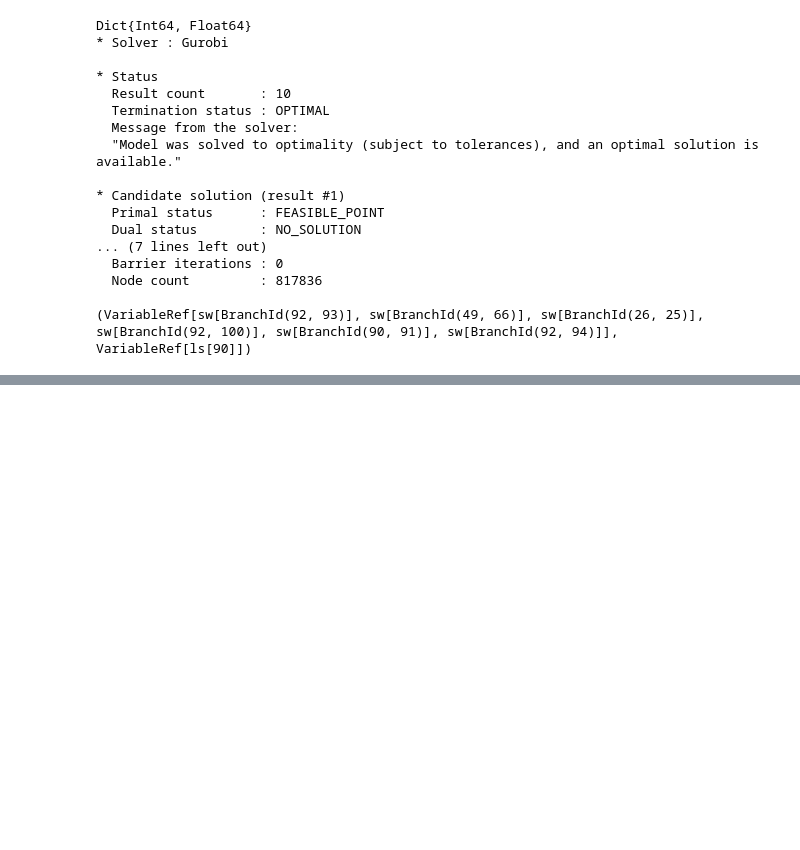
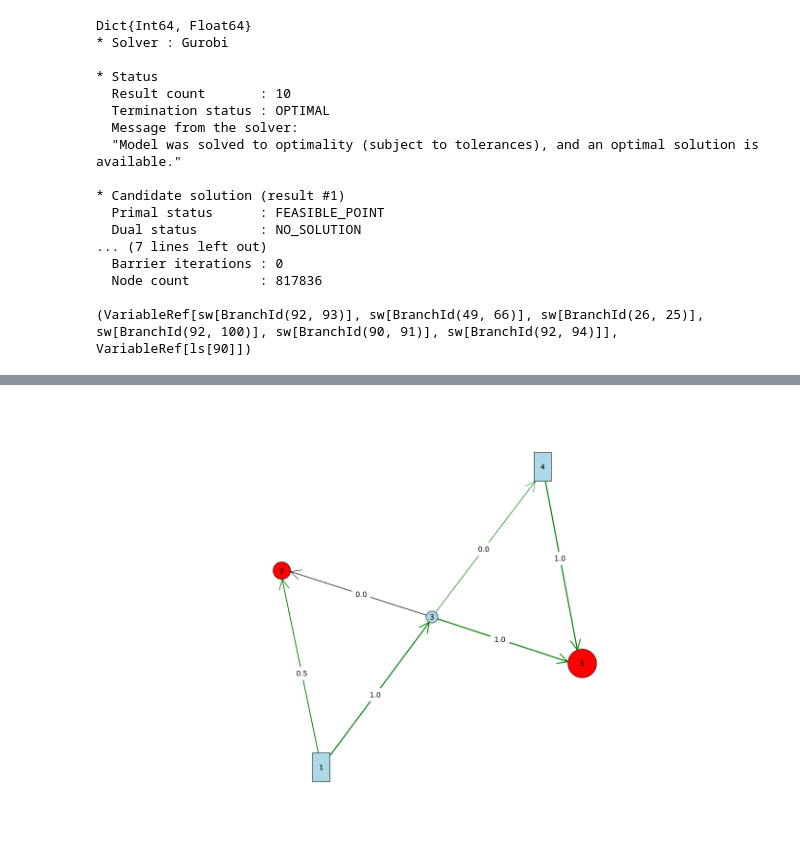
Before and after one commit to BenoitJeanson/topo_sandbox, a Jupyter notebook: juliatest.ipynb, the cells around one changed output, grey strips where cells are left out. Saved outputs shown, nothing was run; the diff lists cells and outputs as text; code cells hidden in the pictures; blank space fills up the shorter version.

Commit message:
graph layout in julia
Signed-off-by: BenoitJeanson <benoit.jeanson@rte-france.com>

```diff
--- a/juliatest.ipynb
+++ b/juliatest.ipynb
@@ -615,7 +589,3 @@ Dict{Int64, Float64}
   Node count         : 817836
 
 (VariableRef[sw[BranchId(92, 93)], sw[BranchId(49, 66)], sw[BranchId(26, 25)], sw[BranchId(92, 100)], sw[BranchId(90, 91)], sw[BranchId(92, 94)]], VariableRef[ls[90]])
-# %%
-for i in sort(keys(p_bus)|>collect)
-    println("$i, $(p_bus[i])")
-end
@@ -651,0 +592,20 @@ Dict{Int64, Int64} with 118 entries:
+# %%
+branches = Dict([
+            (BranchId("1", "2") => Branch(1, .5)),
+            (BranchId("2", "3") => Branch(1, 2)),
+            (BranchId("1", "3") => Branch(1, 1)),
+            (BranchId("4", "5") => Branch(1, 1)),
+            (BranchId("5", "3") => Branch(1, 1)),
+            (BranchId("4", "3") => Branch(1, 1))])
+p_buses = Dict([("1" => 1),
+                ("2" => -1),
+                ("3" => 0),
+                ("4" => 1),
+                ("5" => -3)])
+model = dc_ots(p_buses, branches, "1")
+optimize!(model)
+# println(model)
+# println(solution_summary(model))
+for v in all_variables(model)
+    println("$v: $(value(v))")
+end
@@ -651,0 +694,5 @@ Dict{Int64, Int64} with 118 entries:
+# %%
+grid_to_graphplot(p_buses, branches, model)
+# display(model[:flows] .|>value)
+# %% [output]
+[figure, added]
```
Also changed, not shown: parts of 9 cells of this notebook, 1 other file.
